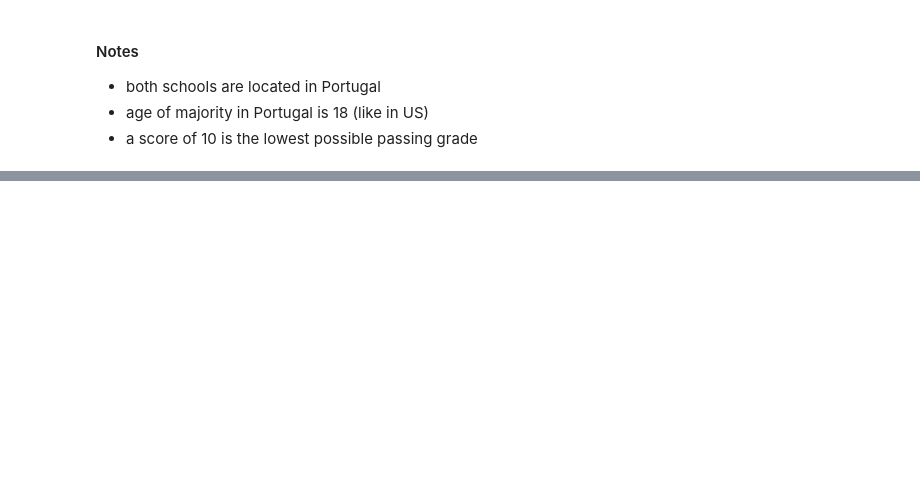
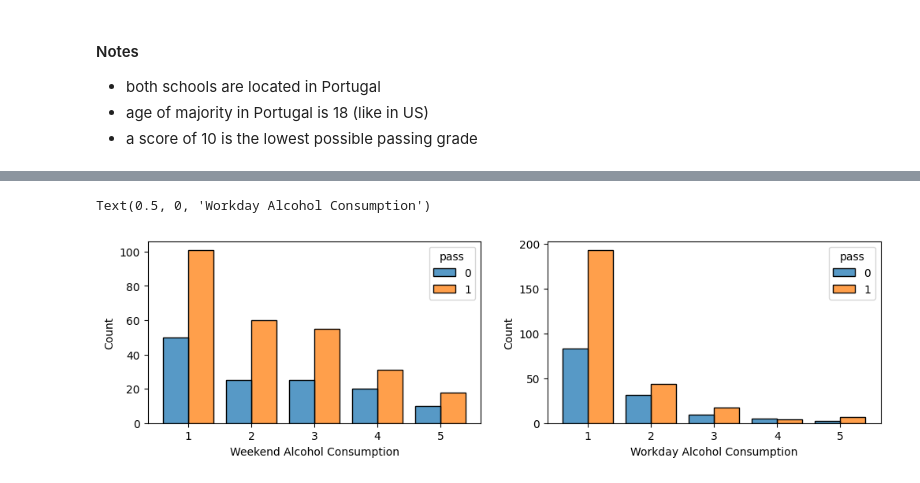
Before and after one commit to n8taylor/cs5830_project7, a Jupyter notebook: project7-hannah.ipynb, the cells around one changed output, grey strips where cells are left out. Saved outputs shown, nothing was run; the diff lists cells and outputs as text; code cells hidden in the pictures; blank space fills up the shorter version.

Commit message:
added figures

```diff
--- a/project7-hannah.ipynb
+++ b/project7-hannah.ipynb
@@ -39,0 +53,27 @@ plt.xlabel('Workday Alcohol Consumption')
+# %%
+plt.figure(figsize=(12, 3))
+
+plt.subplot(1, 2, 1)
+sns.histplot(
+  data=df_math,
+  x='Walc',
+  hue='pass',
+  shrink=0.8,
+  discrete=True,
+  multiple='dodge'
+)
+plt.xlabel('Weekend Alcohol Consumption')
+
+plt.subplot(1, 2, 2)
+sns.histplot(
+  data=df_math,
+  x='Dalc',
+  hue='pass',
+  shrink=0.8,
+  discrete=True,
+  multiple='dodge'
+)
+plt.xlabel('Workday Alcohol Consumption')
+# %% [output]
+Text(0.5, 0, 'Workday Alcohol Consumption')
+[figure, added]
```
Also changed, not shown: parts of 10 cells of this notebook.
